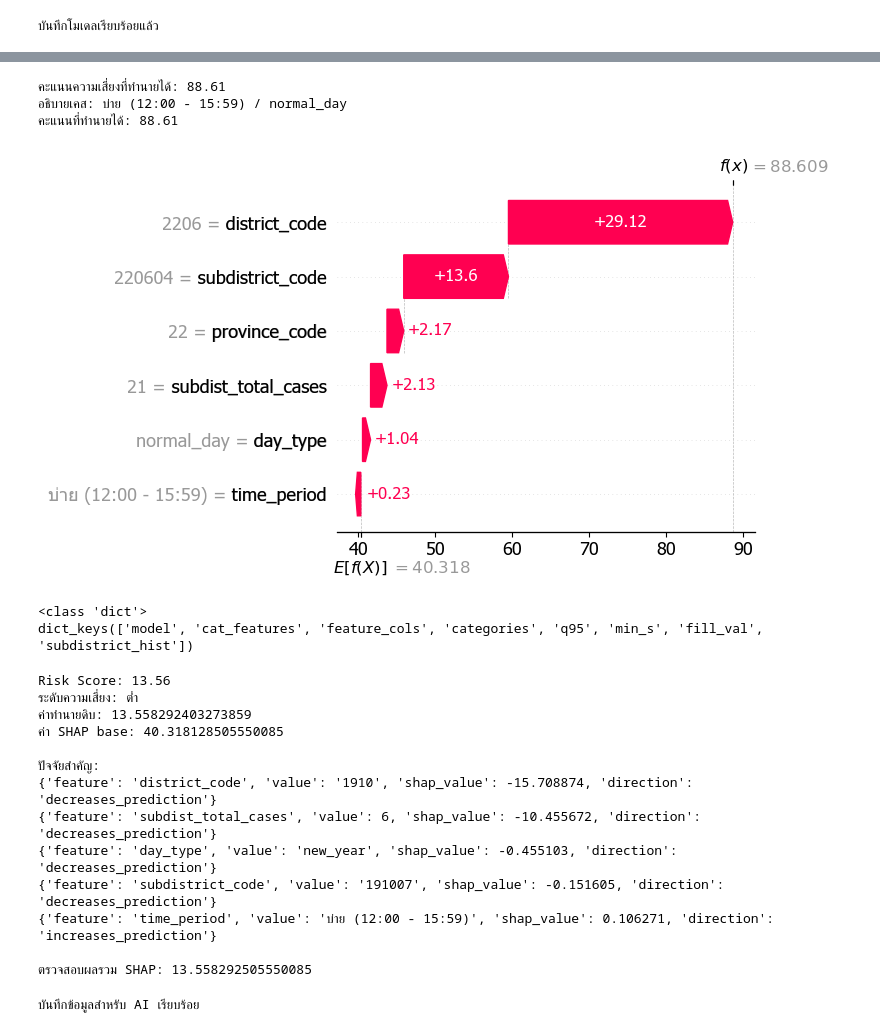
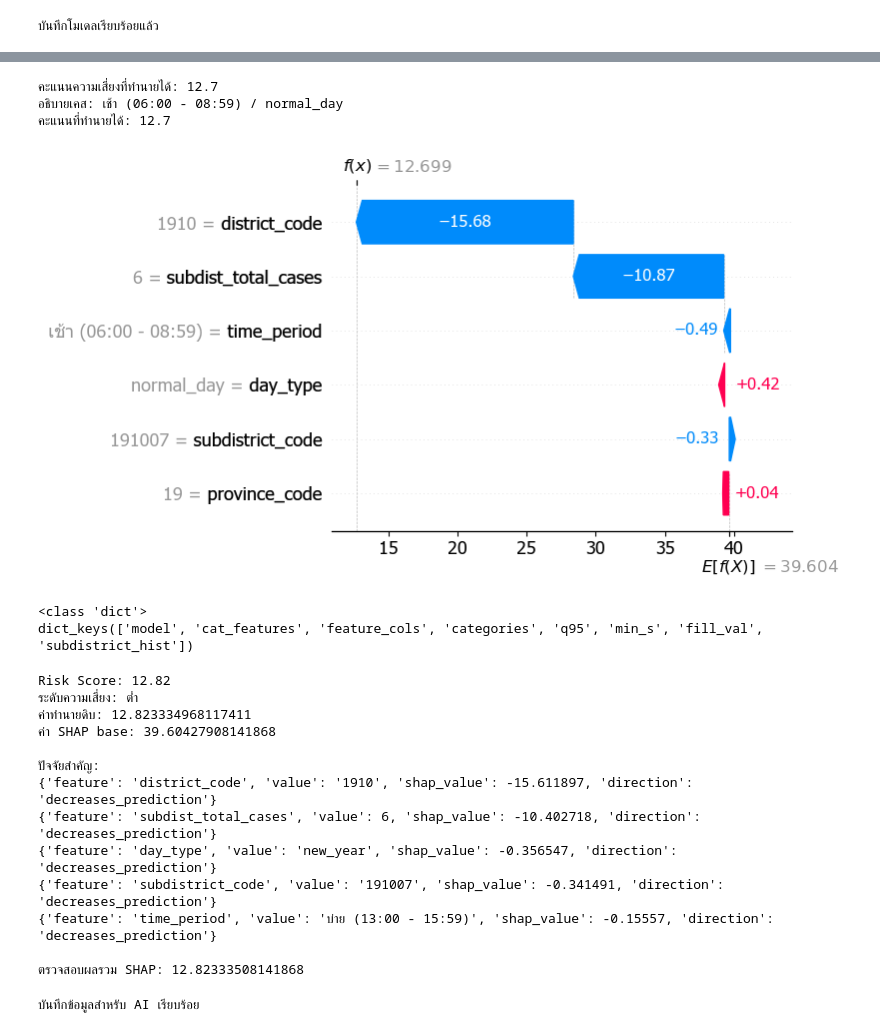
Before and after one commit to freshy17/accident-prediction-risk-analysis, a Jupyter notebook: demo_data/train_demo.ipynb, the cells around one changed output, grey strips where cells are left out. Cells and saved outputs as stored; diff of their text form; code cells hidden in the pictures.

```diff
--- a/demo_data/train_demo.ipynb
+++ b/demo_data/train_demo.ipynb
@@ -223,10 +233,10 @@ fill_val = loaded["fill_val"]
 subdistrict_hist = loaded["subdistrict_hist"]
 
 sample = pd.DataFrame([{
-    "province_code": "22",
-    "district_code": "2206",
-    "subdistrict_code": "220604",
-    "time_period": "บ่าย (12:00 - 15:59)",
+    "province_code": "19",
+    "district_code": "1910",
+    "subdistrict_code": "191007",
+    "time_period": "เช้า (06:00 - 08:59)",
     "day_type": "normal_day",
 }])
 
@@ -237,38 +247,38 @@ for col in cat_features:
     sample[col] = pd.Categorical(sample[col], categories=categories[col])
     if sample[col].isna().any():
         print(f"[คำเตือน] '{col}' มีค่าที่โมเดลไม่เคยเห็นตอนเทรน")
 
 X_sample = sample[feature_cols]
 
 sample["predicted_risk_score"] = model.predict(X_sample).clip(5, 100).round(2)
 print(f"คะแนนความเสี่ยงที่ทำนายได้: {sample['predicted_risk_score'].iloc[0]}")
 
 explainer = shap.TreeExplainer(model)
 shap_values = explainer.shap_values(X_sample)
 
 idx = 0
 
 print(f"อธิบายเคส: {sample.loc[idx, 'time_period']} / {sample.loc[idx, 'day_type']}")
 print(f"คะแนนที่ทำนายได้: {sample.loc[idx, 'predicted_risk_score']}")
 
 plt.figure()
 shap.plots.waterfall(
     shap.Explanation(
         values=shap_values[idx],
         base_values=explainer.expected_value,
         data=X_sample.iloc[idx],
         feature_names=feature_cols,
     ),
     show=False
 )
 plt.tight_layout()
-plt.savefig("shap_waterfall_phlio.png", dpi=150, bbox_inches="tight")
+plt.savefig("shap_waterfall_phlio.png", dpi=200, bbox_inches="tight")
 plt.show()
 # %% [output]
-คะแนนความเสี่ยงที่ทำนายได้: 88.61
-อธิบายเคส: บ่าย (12:00 - 15:59) / normal_day
-คะแนนที่ทำนายได้: 88.61
+คะแนนความเสี่ยงที่ทำนายได้: 12.7
+อธิบายเคส: เช้า (06:00 - 08:59) / normal_day
+คะแนนที่ทำนายได้: 12.7
-[figure, old version]
+[figure, new version]
 # %%
 import shap
 import joblib
@@ -315,7 +325,7 @@ sample = pd.DataFrame([{
     "province_code": "19",
     "district_code": "1910",
     "subdistrict_code": "191007",
-    "time_period": "บ่าย (12:00 - 15:59)",
+    "time_period": "บ่าย (13:00 - 15:59)",
     "day_type": "new_year",
 }])
 
@@ -388,19 +398,19 @@ for f in factors[:5]:
 
 print("\nตรวจสอบผลรวม SHAP:", base_value + sum(f["shap_value"] for f in factors))
 # %% [output]
-Risk Score: 13.56
+Risk Score: 12.82
 ระดับความเสี่ยง: ต่ำ
-ค่าทำนายดิบ: 13.558292403273859
-ค่า SHAP base: 40.318128505550085
+ค่าทำนายดิบ: 12.823334968117411
+ค่า SHAP base: 39.60427908141868
 
 ปัจจัยสำคัญ:
-{'feature': 'district_code', 'value': '1910', 'shap_value': -15.708874, 'direction': 'decreases_prediction'}
-{'feature': 'subdist_total_cases', 'value': 6, 'shap_value': -10.455672, 'direction': 'decreases_prediction'}
-{'feature': 'day_type', 'value': 'new_year', 'shap_value': -0.455103, 'direction': 'decreases_prediction'}
-{'feature': 'subdistrict_code', 'value': '191007', 'shap_value': -0.151605, 'direction': 'decreases_prediction'}
-{'feature': 'time_period', 'value': 'บ่าย (12:00 - 15:59)', 'shap_value': 0.106271, 'direction': 'increases_prediction'}
+{'feature': 'district_code', 'value': '1910', 'shap_value': -15.611897, 'direction': 'decreases_prediction'}
+{'feature': 'subdist_total_cases', 'value': 6, 'shap_value': -10.402718, 'direction': 'decreases_prediction'}
+{'feature': 'day_type', 'value': 'new_year', 'shap_value': -0.356547, 'direction': 'decreases_prediction'}
+{'feature': 'subdistrict_code', 'value': '191007', 'shap_value': -0.341491, 'direction': 'decreases_prediction'}
+{'feature': 'time_period', 'value': 'บ่าย (13:00 - 15:59)', 'shap_value': -0.15557, 'direction': 'decreases_prediction'}
 
-ตรวจสอบผลรวม SHAP: 13.558292505550085
+ตรวจสอบผลรวม SHAP: 12.82333508141868
 # %%
 import json
 ai_payload = {
```
Also changed, not shown: parts of 5 cells of this notebook, 12 other files.
